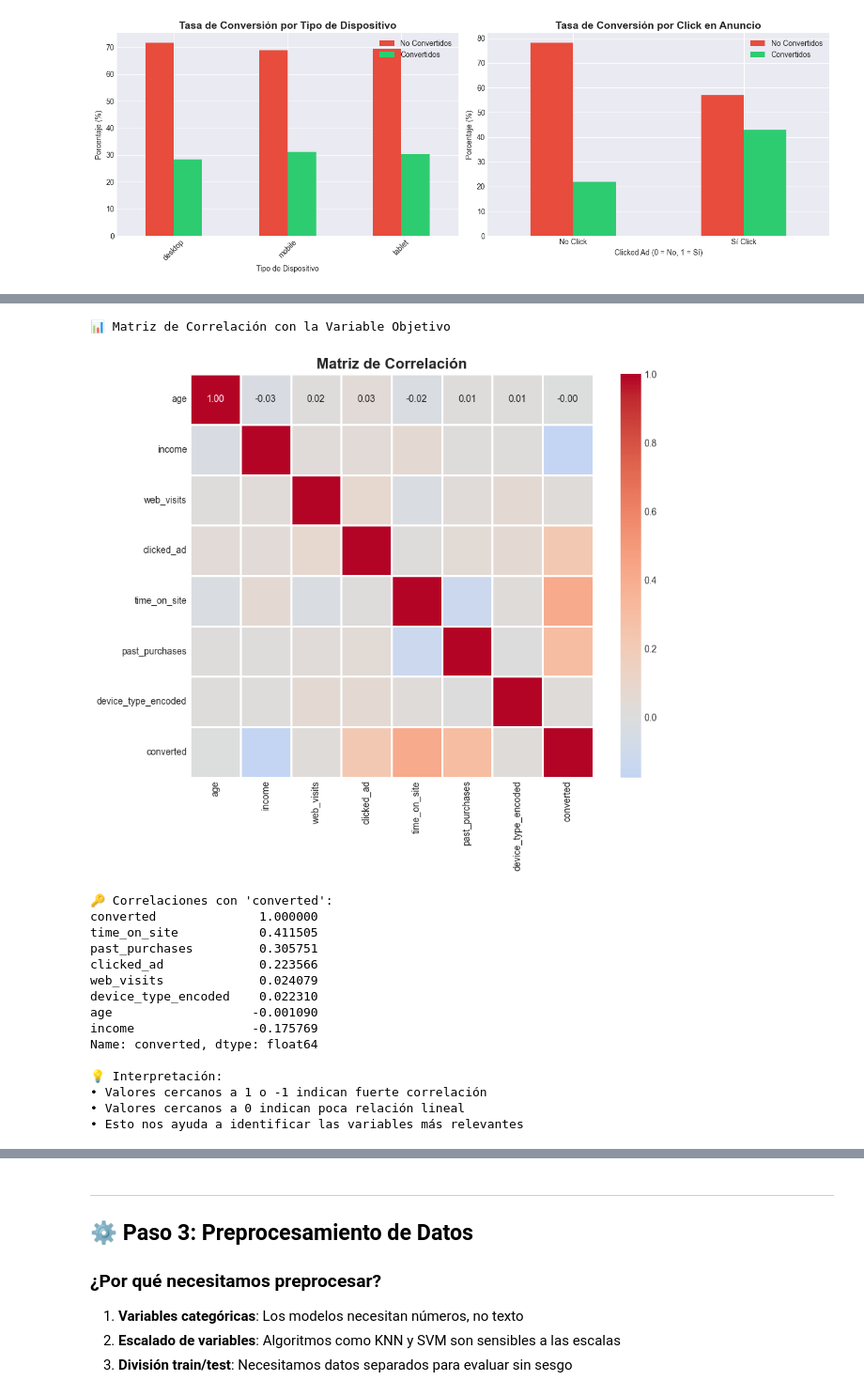
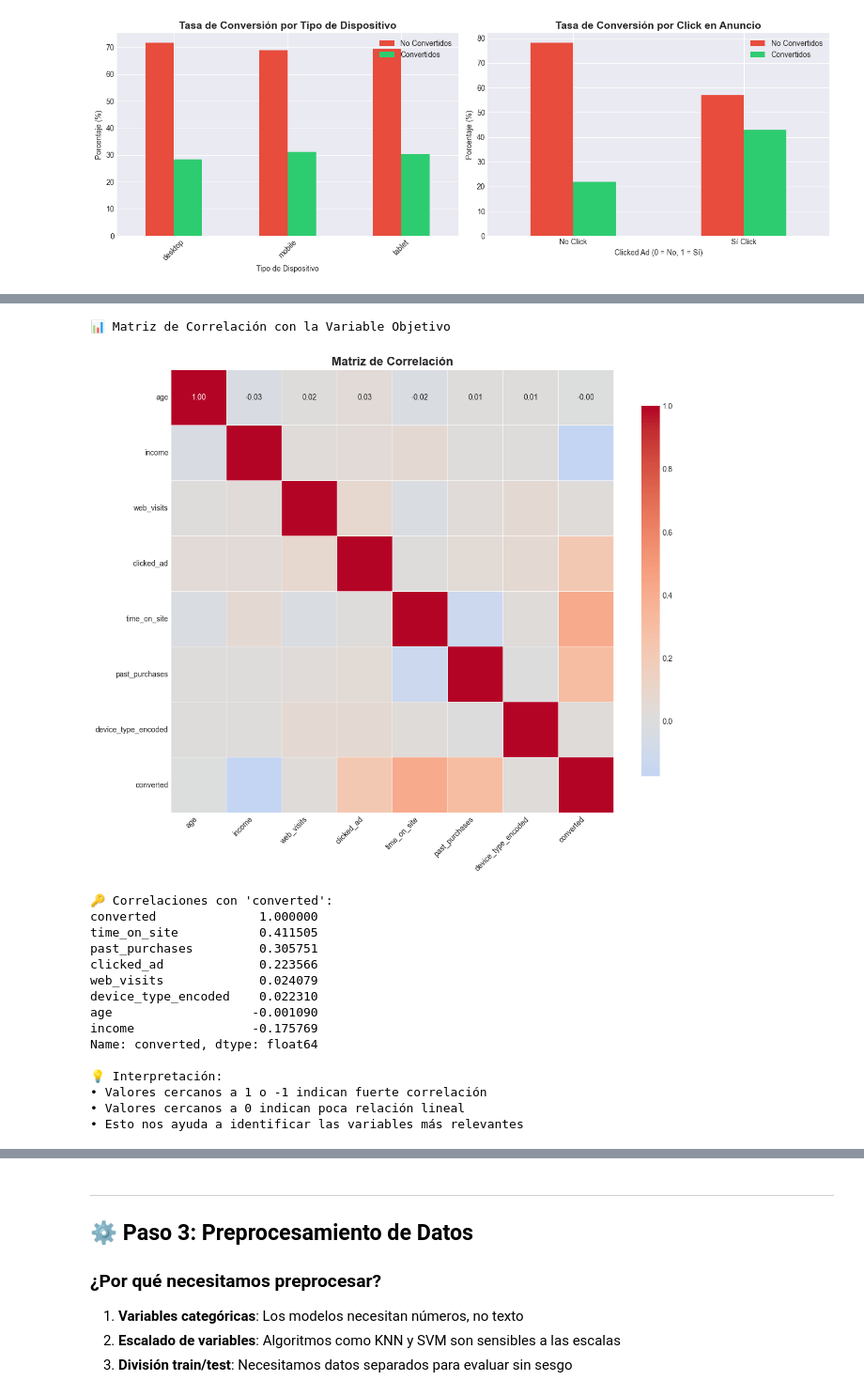
Before and after one commit to Mgobeaalcoba/data_science_henry, a Jupyter notebook: clase_04_clasificacion_metricas/notebooks/homework_clasificacion_leads_fintech.ipynb, the cells around one changed output, grey strips where cells are left out. Shown at 94% size. Drawn from its saved outputs; the diff is of its cells as text; code cells hidden in the pictures.

```diff
--- a/clase_04_clasificacion_metricas/notebooks/homework_clasificacion_leads_fintech.ipynb
+++ b/clase_04_clasificacion_metricas/notebooks/homework_clasificacion_leads_fintech.ipynb
@@ -250,35 +274,51 @@ plt.show()
 # %%
 # Matriz de correlación
 print("📊 Matriz de Correlación con la Variable Objetivo")
 
 # Crear copia del dataframe para análisis de correlación
 df_corr = df.copy()
 
 # Codificar device_type temporalmente para correlación
 df_corr['device_type_encoded'] = LabelEncoder().fit_transform(df_corr['device_type'])
 
 # Calcular correlaciones
 correlation_matrix = df_corr[['age', 'income', 'web_visits', 'clicked_ad',
                                'time_on_site', 'past_purchases', 'device_type_encoded', 'converted']].corr()
 
-# Visualizar
-plt.figure(figsize=(10, 8))
-sns.heatmap(correlation_matrix, annot=True, cmap='coolwarm', center=0,
-            fmt='.2f', square=True, linewidths=1)
+# Visualizar con ajustes de robustez
+plt.figure(figsize=(12, 10)) # Aumentamos un poco el tamaño
+
+# Usamos mask para que sea más legible (opcional, pero recomendado)
+# sns.heatmap(correlation_matrix, annot=True, ...)
+
+sns.heatmap(
+    correlation_matrix,
+    annot=True,           # Forzar anotaciones
+    cmap='coolwarm',
+    center=0,
+    fmt='.2f',
+    square=True,
+    linewidths=0.5,       # Líneas más delgadas para dar espacio
+    annot_kws={"size": 10}, # Controlar el tamaño de la fuente de los números
+    cbar_kws={"shrink": .8} # Ajustar la barra de color
+)
+
 plt.title('Matriz de Correlación', fontsize=16, fontweight='bold')
+plt.xticks(rotation=45, ha='right') # Rotar etiquetas para que no se solapen
+plt.yticks(rotation=0)
 plt.tight_layout()
 plt.show()
 
 print("\n🔑 Correlaciones con 'converted':")
 print(correlation_matrix['converted'].sort_values(ascending=False))
 
 print("\n💡 Interpretación:")
 print("• Valores cercanos a 1 o -1 indican fuerte correlación")
 print("• Valores cercanos a 0 indican poca relación lineal")
 print("• Esto nos ayuda a identificar las variables más relevantes")
 # %% [output]
 📊 Matriz de Correlación con la Variable Objetivo
-[figure, old version]
+[figure, new version]
 🔑 Correlaciones con 'converted':
 converted              1.000000
 time_on_site           0.411505
```
Also changed, not shown: parts of 27 cells of this notebook.
